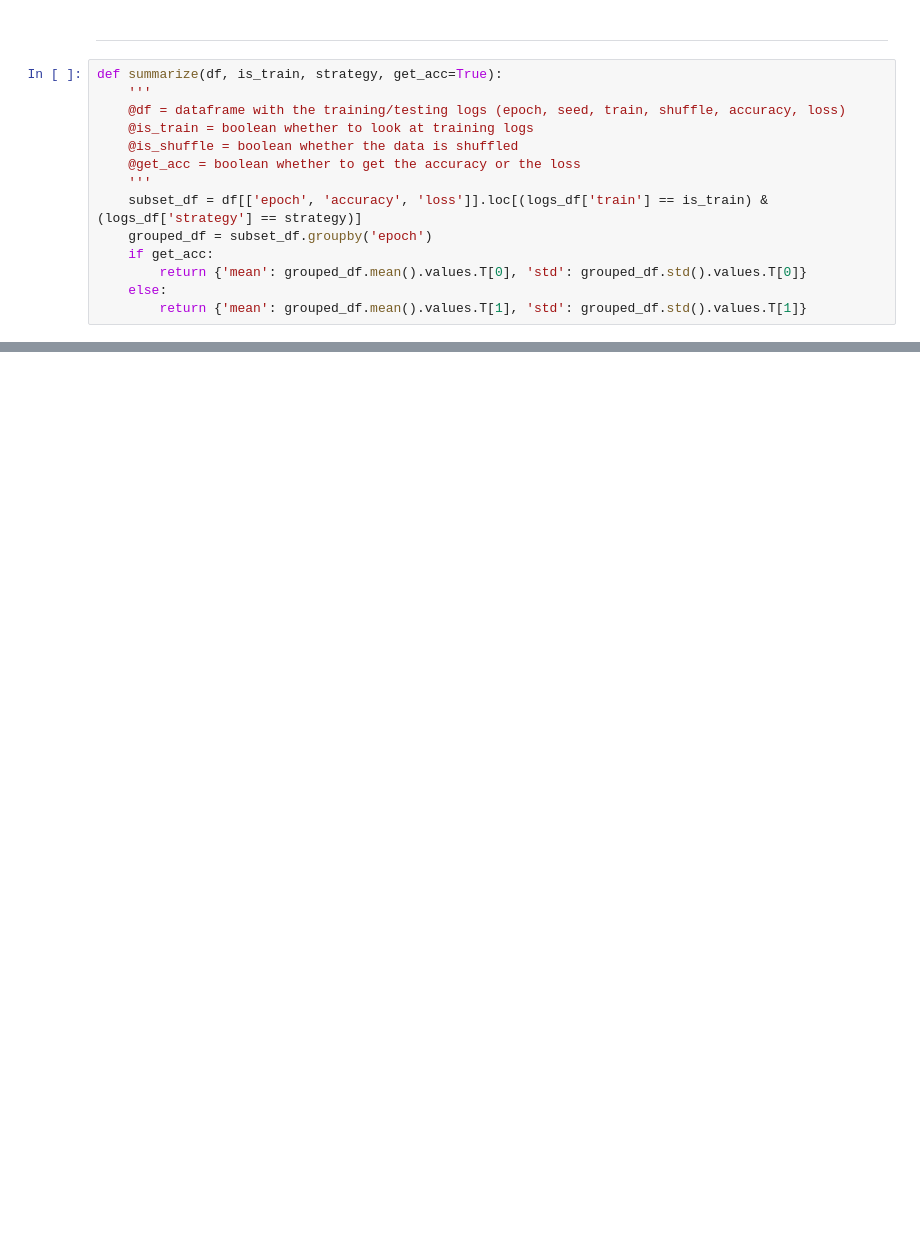
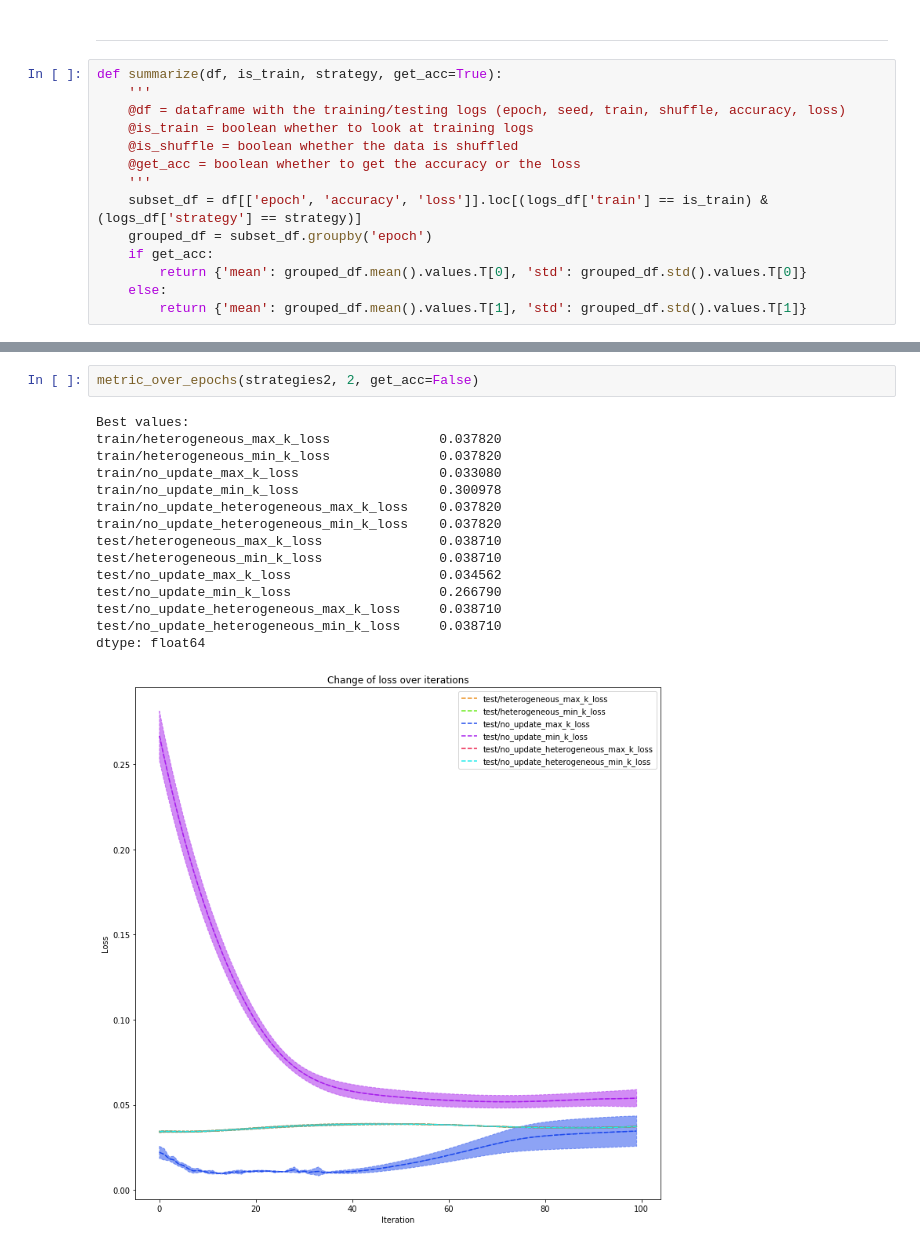
Before and after one commit to johanneshoetter/MIDL, a Jupyter notebook: LoggingAnalysis.ipynb, the cells around one changed output, grey strips where cells are left out. Saved outputs shown, nothing was run; the diff lists cells and outputs as text; blank space fills up the shorter version.

```diff
--- a/LoggingAnalysis.ipynb
+++ b/LoggingAnalysis.ipynb
@@ -137,0 +169,18 @@ dtype: float64
+# %%
+metric_over_epochs(strategies2, 2, get_acc=False)
+# %% [output]
+Best values:
+train/heterogeneous_max_k_loss              0.037820
+train/heterogeneous_min_k_loss              0.037820
+train/no_update_max_k_loss                  0.033080
+train/no_update_min_k_loss                  0.300978
+train/no_update_heterogeneous_max_k_loss    0.037820
+train/no_update_heterogeneous_min_k_loss    0.037820
+test/heterogeneous_max_k_loss               0.038710
+test/heterogeneous_min_k_loss               0.038710
+test/no_update_max_k_loss                   0.034562
+test/no_update_min_k_loss                   0.266790
+test/no_update_heterogeneous_max_k_loss     0.038710
+test/no_update_heterogeneous_min_k_loss     0.038710
+dtype: float64
+[figure, added]
```
Also changed, not shown: parts of 7 cells of this notebook, 14 other files.
